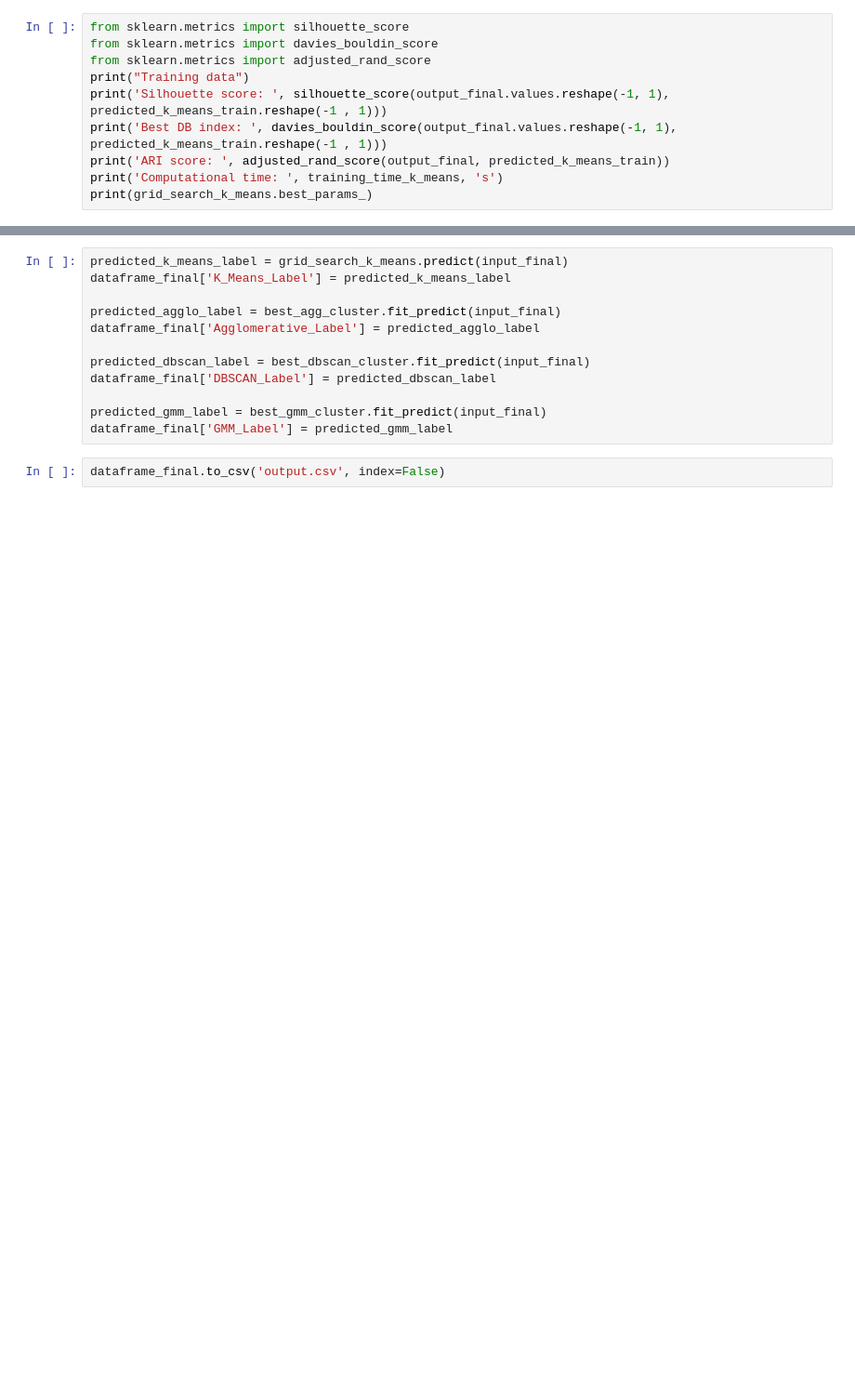
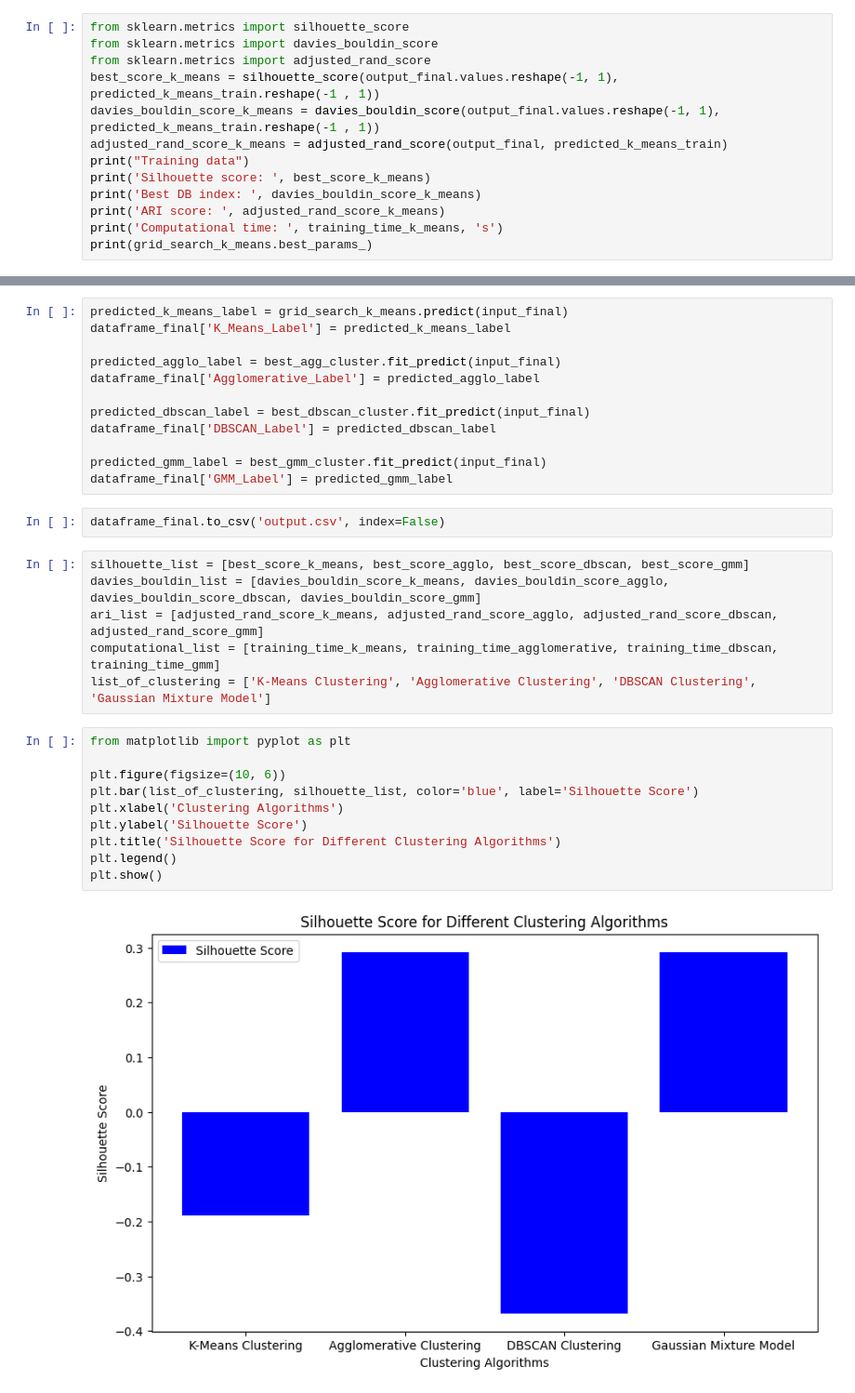
Before and after one commit to Kartik-3-programmer/Machine-Learning, a Jupyter notebook: Feature_selection.ipynb, the cells around one changed output, grey strips where cells are left out. Shown at 93% size. Cells and saved outputs as stored; diff of their text form; blank space fills up the shorter version.

```diff
--- a/Feature_selection.ipynb
+++ b/Feature_selection.ipynb
@@ -395,10 +395,13 @@ predicted_k_means_train = grid_search_k_means.predict(input_final)
 from sklearn.metrics import silhouette_score
 from sklearn.metrics import davies_bouldin_score
 from sklearn.metrics import adjusted_rand_score
+best_score_k_means = silhouette_score(output_final.values.reshape(-1, 1), predicted_k_means_train.reshape(-1 , 1))
+davies_bouldin_score_k_means = davies_bouldin_score(output_final.values.reshape(-1, 1), predicted_k_means_train.reshape(-1 , 1))
+adjusted_rand_score_k_means = adjusted_rand_score(output_final, predicted_k_means_train)
 print("Training data")
-print('Silhouette score: ', silhouette_score(output_final.values.reshape(-1, 1), predicted_k_means_train.reshape(-1 , 1)))
-print('Best DB index: ', davies_bouldin_score(output_final.values.reshape(-1, 1), predicted_k_means_train.reshape(-1 , 1)))
-print('ARI score: ', adjusted_rand_score(output_final, predicted_k_means_train))
+print('Silhouette score: ', best_score_k_means)
+print('Best DB index: ', davies_bouldin_score_k_means)
+print('ARI score: ', adjusted_rand_score_k_means)
 print('Computational time: ', training_time_k_means, 's')
 print(grid_search_k_means.best_params_)
 # %% [output]
@@ -597,3 +600,21 @@ predicted_gmm_label = best_gmm_cluster.fit_predict(input_final)
 dataframe_final['GMM_Label'] = predicted_gmm_label
 # %%
 dataframe_final.to_csv('output.csv', index=False)
+# %%
+silhouette_list = [best_score_k_means, best_score_agglo, best_score_dbscan, best_score_gmm]
+davies_bouldin_list = [davies_bouldin_score_k_means, davies_bouldin_score_agglo, davies_bouldin_score_dbscan, davies_bouldin_score_gmm]
+ari_list = [adjusted_rand_score_k_means, adjusted_rand_score_agglo, adjusted_rand_score_dbscan, adjusted_rand_score_gmm]
+computational_list = [training_time_k_means, training_time_agglomerative, training_time_dbscan, training_time_gmm]
+list_of_clustering = ['K-Means Clustering', 'Agglomerative Clustering', 'DBSCAN Clustering', 'Gaussian Mixture Model']
+# %%
+from matplotlib import pyplot as plt
+
+plt.figure(figsize=(10, 6))
+plt.bar(list_of_clustering, silhouette_list, color='blue', label='Silhouette Score')
+plt.xlabel('Clustering Algorithms')
+plt.ylabel('Silhouette Score')
+plt.title('Silhouette Score for Different Clustering Algorithms')
+plt.legend()
+plt.show()
+# %% [output]
+[figure, added]
```
Also changed, not shown: parts of 13 cells of this notebook.
